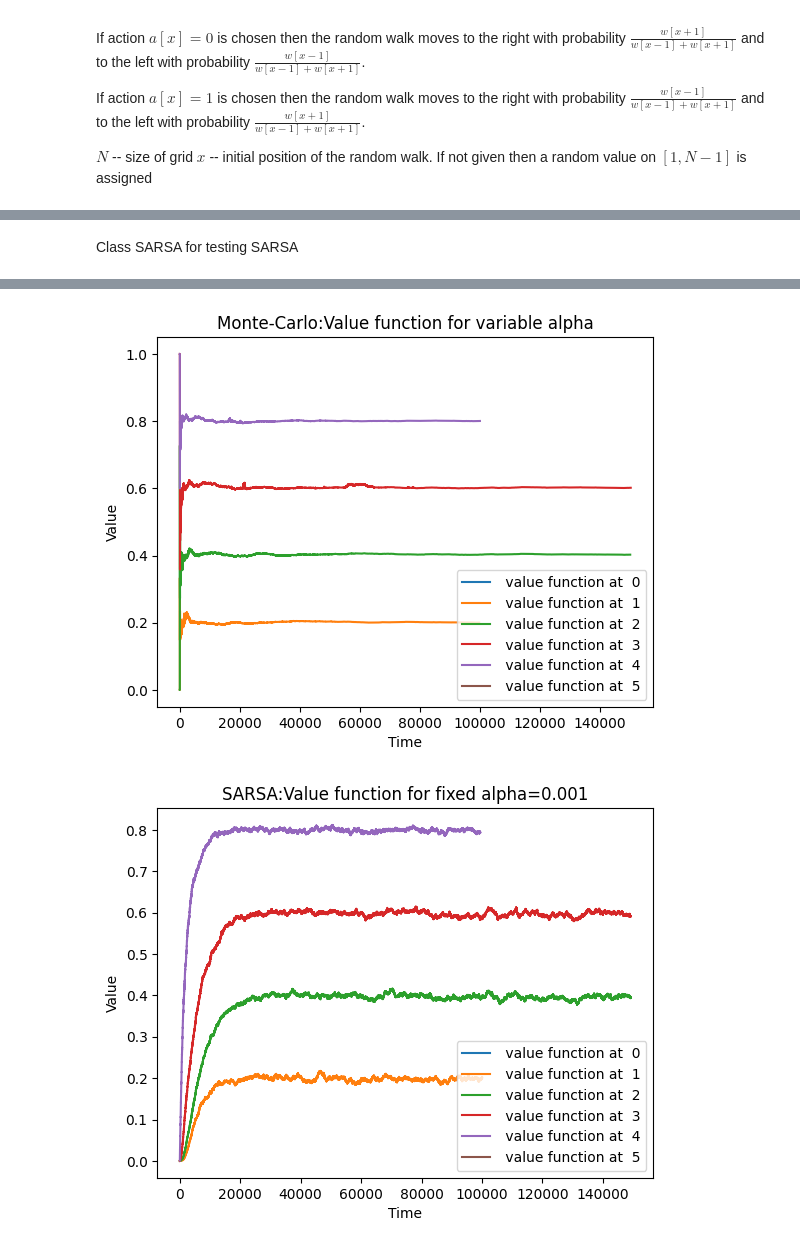
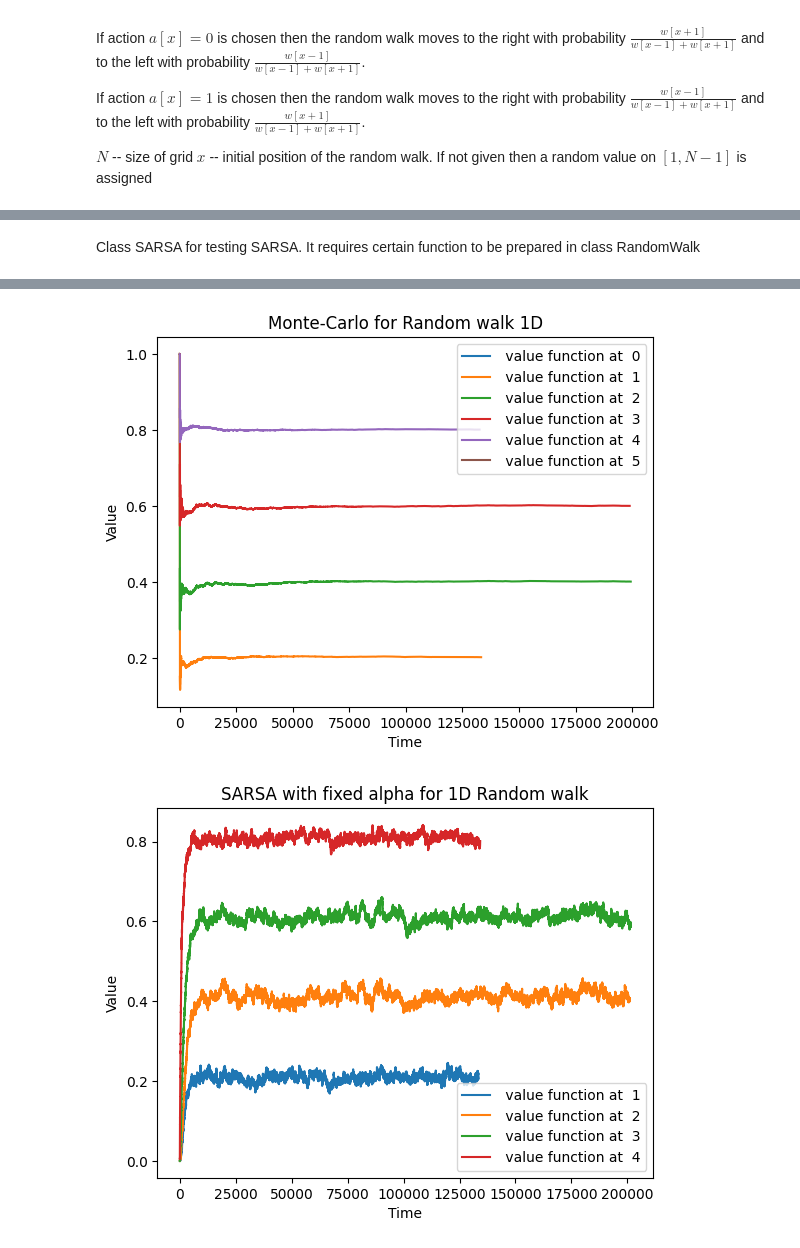
Before and after one commit to ddenisov13/StochControl, a Jupyter notebook: random_walk/random_walk.ipynb, the cells around one changed output, grey strips where cells are left out. Drawn from its saved outputs; the diff is of its cells as text; code cells hidden in the pictures.

```diff
--- a/random_walk/random_walk.ipynb
+++ b/random_walk/random_walk.ipynb
@@ -126,2 +366,3 @@ class MC:
 # %% [markdown]
-Class SARSA for testing SARSA
+Class SARSA for testing SARSA.
+It requires certain function to be prepared in class RandomWalk
@@ -172,40 +400,77 @@ class SARSA:
 def main():
 
     beta = 1
-    alpha = 0.001
-    M = 100000
+    alpha = 0.005
+    M = 200000
     N = 6
-    rw = RandomWalk(N)
-    mc = MC(rw,M,beta)
-    mc.run()
 
-    #### MC with fixed alpha
+    #### Monte-Carlo for 1 - dimensional random walk
 
+
+    rw_1D = RandomWalk1D(N)
+    mc_1D = MC(rw_1D,M,beta)
+    mc_1D.run()
 
     plt.figure(1)
     for x in range(N):
-        plt.plot(mc.V_running[x], label=" value function at  "+str(x))
+        plt.plot(mc_1D.rw.V[x], label=" value function at  "+str(x))
 
-    # Plot value functions in time
+    print("Monte-Carlo: Value function for 1D case")
+    print(rw_1D.get_V_current())
+
+
     plt.xlabel('Time')
     plt.ylabel('Value')
-    plt.title('Monte-Carlo:Value function for variable alpha')
+    plt.title('Monte-Carlo for Random walk 1D')
     plt.legend()
 
-    sarsa = SARSA(rw,M,alpha,beta)
-    sarsa.run(True)
+
+    #### Monte-Carlo for 2 - dimensional random walk
+
+    rw_2D = RandomWalk2D(N)
+    mc_2D = MC(rw_2D,M,beta)
+    mc_2D.run()
+    print("MC: Value function for 2D case")
+    print(rw_2D.get_V_current())
+
+
     #### SARSA with fixed alpha
 
+    rw_1D_sarsa = RandomWalk1D(N)
+    sarsa = SARSA(rw_1D_sarsa,M,alpha,beta)
+    sarsa.run(True)
 
-    plt.figure(2)
-    for x in range(N):
-        plt.plot(sarsa.V_running[x], label=" value function at  "+str(x))
+    plt.figure(3)
+    for x in range(1,N-1):
+        plt.plot(rw_1D_sarsa.V[x], label=" value function at  "+str(x))
 
-    # Plot value functions in time
+    print("SARSA with fixed alpha: value function")
+    print(rw_1D_sarsa.get_V_current())
+
     plt.xlabel('Time')
     plt.ylabel('Value')
-    plt.title('SARSA:Value function for fixed alpha='+str(alpha))
+    plt.title('SARSA with fixed alpha for 1D Random walk')
     plt.legend()
+
+    #### SARSA with varying alpha
+
+    alpha = 4
+    rw_1D_sarsa_alpha = RandomWalk1D(N)
+    sarsa_alpha = SARSA(rw_1D_sarsa_alpha,M,alpha,beta)
+    sarsa_alpha.run(False)
+
+    plt.figure(4)
+    for x in range(1,N-1):
+        plt.plot(rw_1D_sarsa_alpha.V[x], label=" value function at  "+str(x))
+
+    print("SARSA with varying alpha: value function")
+    print(rw_1D_sarsa_alpha.get_V_current())
+
+    plt.xlabel('Time')
+    plt.ylabel('Value')
+    plt.title('SARSA with fixed alpha for 1D Random walk')
+    plt.legend()
+
 
 
 
@@ -220,2 +498,2 @@ if __name__ == "__main__":
-[figure, old version]
+[figure, new version]
-[figure, old version]
+[figure, new version]
```
Also changed, not shown: parts of 15 cells of this notebook.
